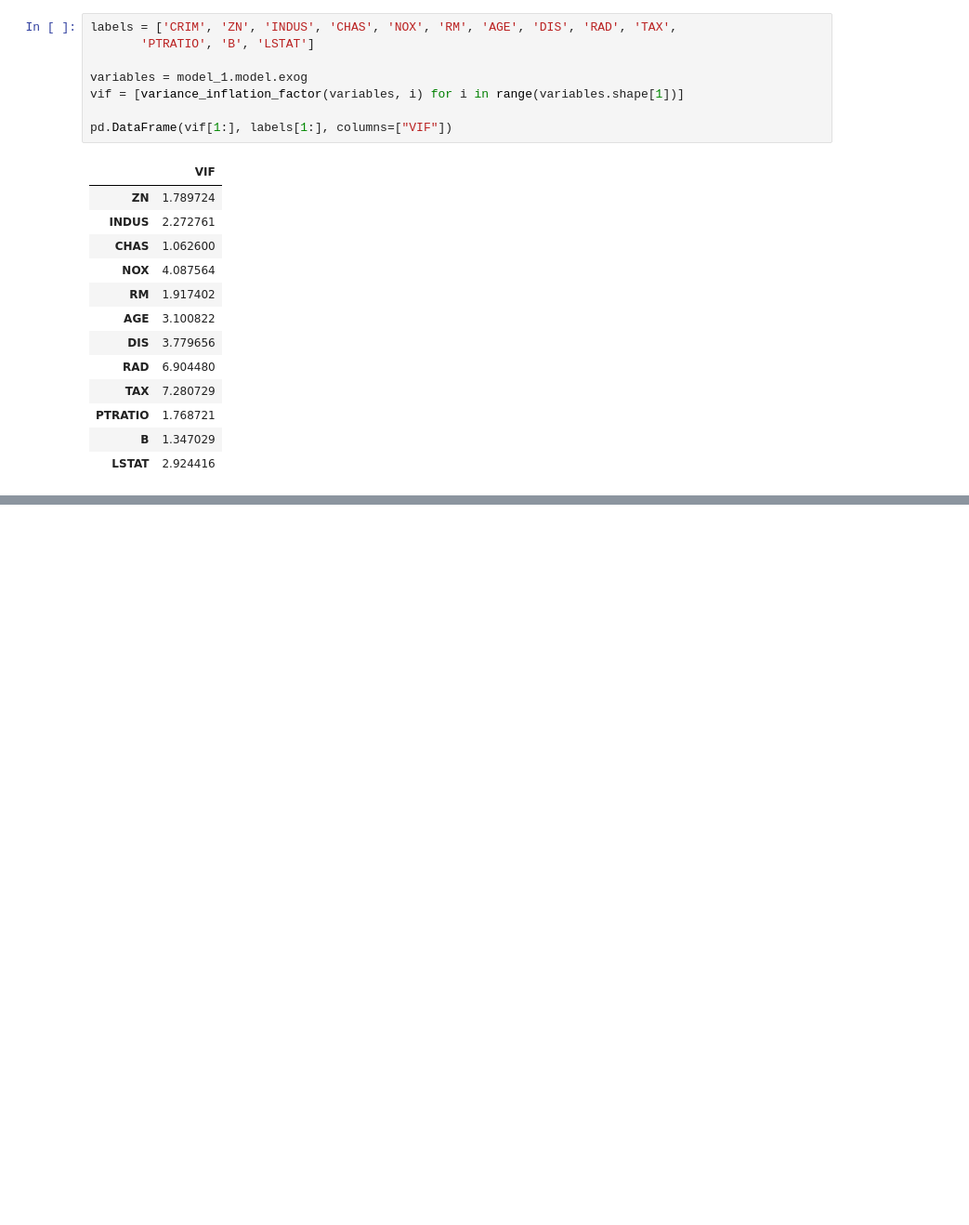
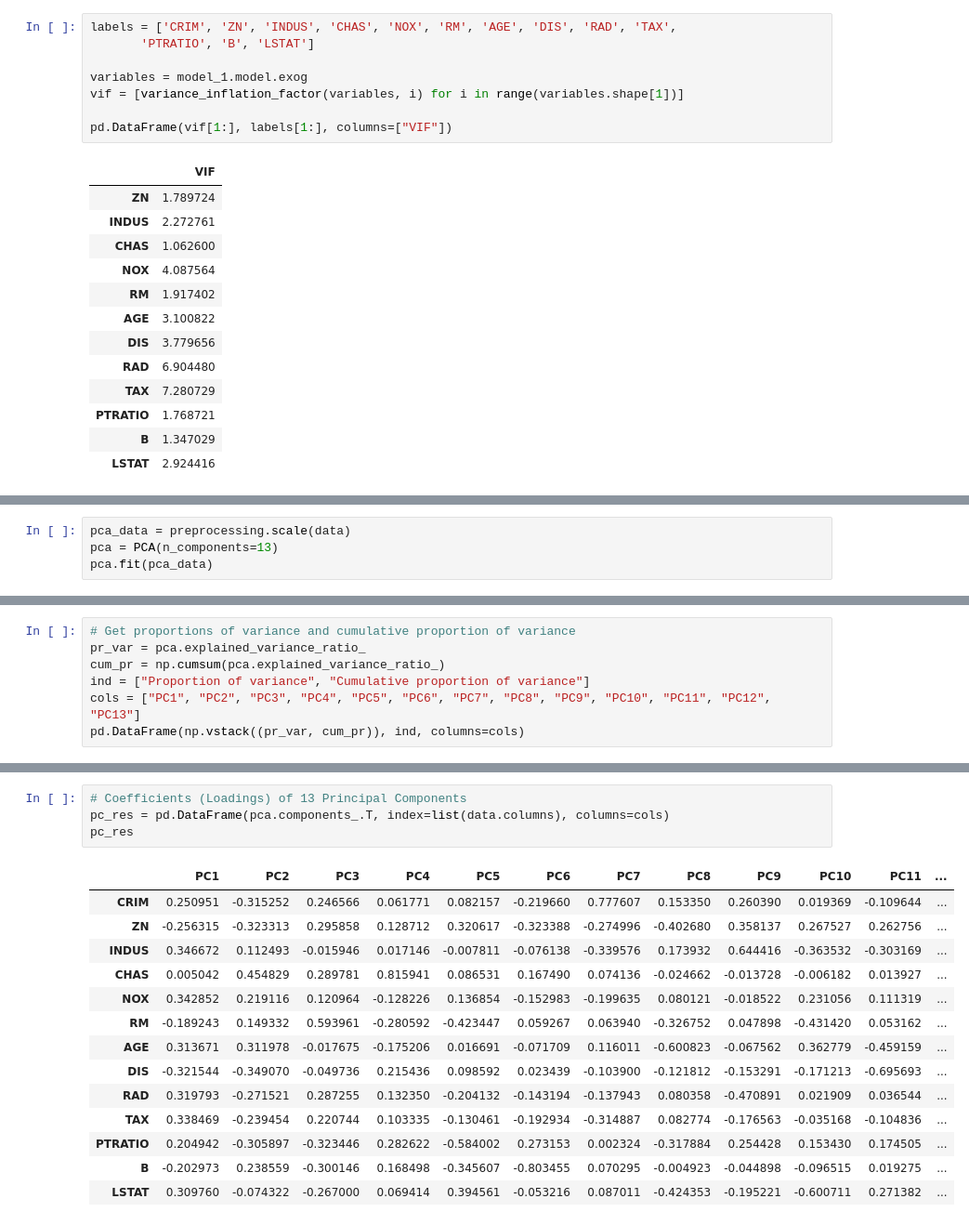
Before and after one commit to Celinzh/wqu_econometrics, a Jupyter notebook: multicolinearity.ipynb, the cells around one changed output, grey strips where cells are left out. Shown at 93% size. Drawn from its saved outputs; the diff is of its cells as text; blank space fills up the shorter version.

```diff
--- a/multicolinearity.ipynb
+++ b/multicolinearity.ipynb
@@ -218,0 +243,4 @@ We observe that the variables RAD and TAX have variance inflation factor (VIF) v
+# %%
+pca_data = preprocessing.scale(data)
+pca = PCA(n_components=13)
+pca.fit(pca_data)
@@ -218,0 +249,7 @@ We observe that the variables RAD and TAX have variance inflation factor (VIF) v
+# %%
+# Get proportions of variance and cumulative proportion of variance
+pr_var = pca.explained_variance_ratio_
+cum_pr = np.cumsum(pca.explained_variance_ratio_)
+ind = ["Proportion of variance", "Cumulative proportion of variance"]
+cols = ["PC1", "PC2", "PC3", "PC4", "PC5", "PC6", "PC7", "PC8", "PC9", "PC10", "PC11", "PC12", "PC13"]
+pd.DataFrame(np.vstack((pr_var, cum_pr)), ind, columns=cols)
@@ -218,0 +260,19 @@ We observe that the variables RAD and TAX have variance inflation factor (VIF) v
+# %%
+# Coefficients (Loadings) of 13 Principal Components
+pc_res = pd.DataFrame(pca.components_.T, index=list(data.columns), columns=cols)
+pc_res
+# %% [output]
+|  | PC1 | PC2 | PC3 | PC4 | PC5 | PC6 | PC7 | PC8 | PC9 | PC10 | PC11 | ... |
+| CRIM | 0.250951 | -0.315252 | 0.246566 | 0.061771 | 0.082157 | -0.219660 | 0.777607 | 0.153350 | 0.260390 | 0.019369 | -0.109644 | ... |
+| ZN | -0.256315 | -0.323313 | 0.295858 | 0.128712 | 0.320617 | -0.323388 | -0.274996 | -0.402680 | 0.358137 | 0.267527 | 0.262756 | ... |
+| INDUS | 0.346672 | 0.112493 | -0.015946 | 0.017146 | -0.007811 | -0.076138 | -0.339576 | 0.173932 | 0.644416 | -0.363532 | -0.303169 | ... |
+| CHAS | 0.005042 | 0.454829 | 0.289781 | 0.815941 | 0.086531 | 0.167490 | 0.074136 | -0.024662 | -0.013728 | -0.006182 | 0.013927 | ... |
+| NOX | 0.342852 | 0.219116 | 0.120964 | -0.128226 | 0.136854 | -0.152983 | -0.199635 | 0.080121 | -0.018522 | 0.231056 | 0.111319 | ... |
+| RM | -0.189243 | 0.149332 | 0.593961 | -0.280592 | -0.423447 | 0.059267 | 0.063940 | -0.326752 | 0.047898 | -0.431420 | 0.053162 | ... |
+| AGE | 0.313671 | 0.311978 | -0.017675 | -0.175206 | 0.016691 | -0.071709 | 0.116011 | -0.600823 | -0.067562 | 0.362779 | -0.459159 | ... |
+| DIS | -0.321544 | -0.349070 | -0.049736 | 0.215436 | 0.098592 | 0.023439 | -0.103900 | -0.121812 | -0.153291 | -0.171213 | -0.695693 | ... |
+| RAD | 0.319793 | -0.271521 | 0.287255 | 0.132350 | -0.204132 | -0.143194 | -0.137943 | 0.080358 | -0.470891 | 0.021909 | 0.036544 | ... |
+| TAX | 0.338469 | -0.239454 | 0.220744 | 0.103335 | -0.130461 | -0.192934 | -0.314887 | 0.082774 | -0.176563 | -0.035168 | -0.104836 | ... |
+| PTRATIO | 0.204942 | -0.305897 | -0.323446 | 0.282622 | -0.584002 | 0.273153 | 0.002324 | -0.317884 | 0.254428 | 0.153430 | 0.174505 | ... |
+| B | -0.202973 | 0.238559 | -0.300146 | 0.168498 | -0.345607 | -0.803455 | 0.070295 | -0.004923 | -0.044898 | -0.096515 | 0.019275 | ... |
+| LSTAT | 0.309760 | -0.074322 | -0.267000 | 0.069414 | 0.394561 | -0.053216 | 0.087011 | -0.424353 | -0.195221 | -0.600711 | 0.271382 | ... |
```
Also changed, not shown: parts of 12 cells of this notebook.
